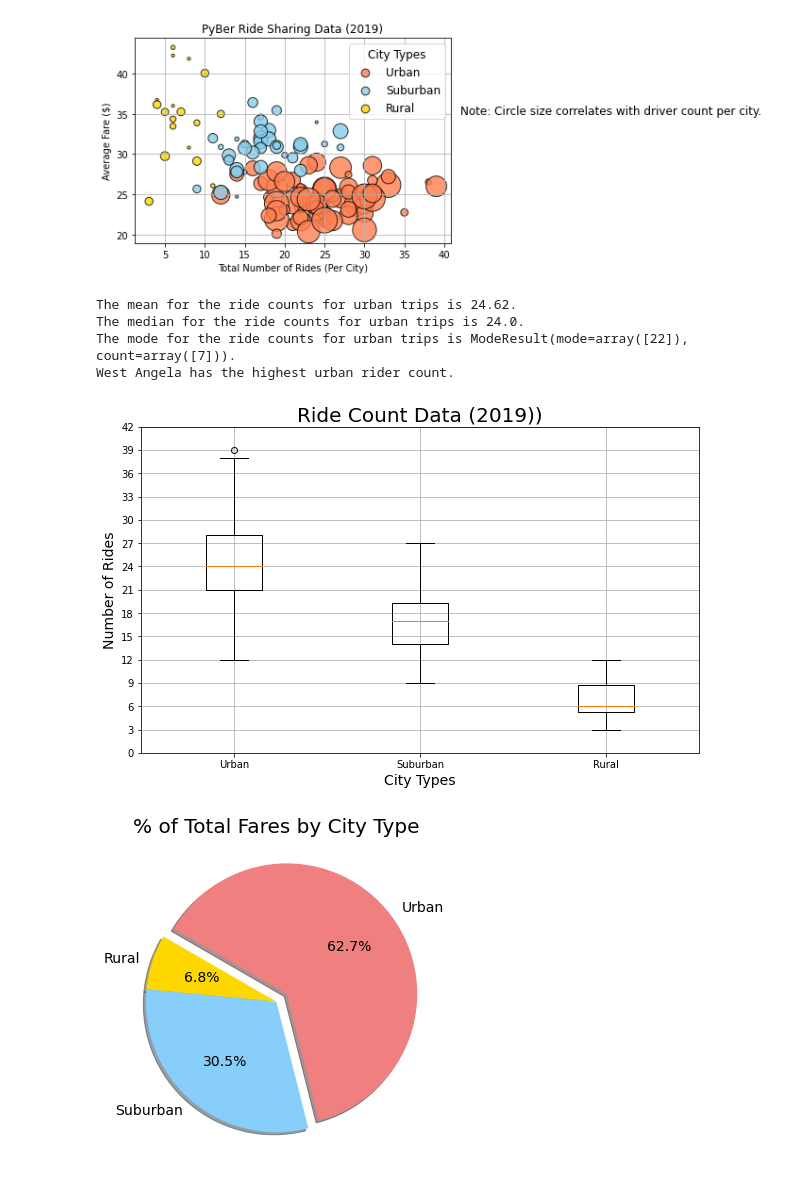
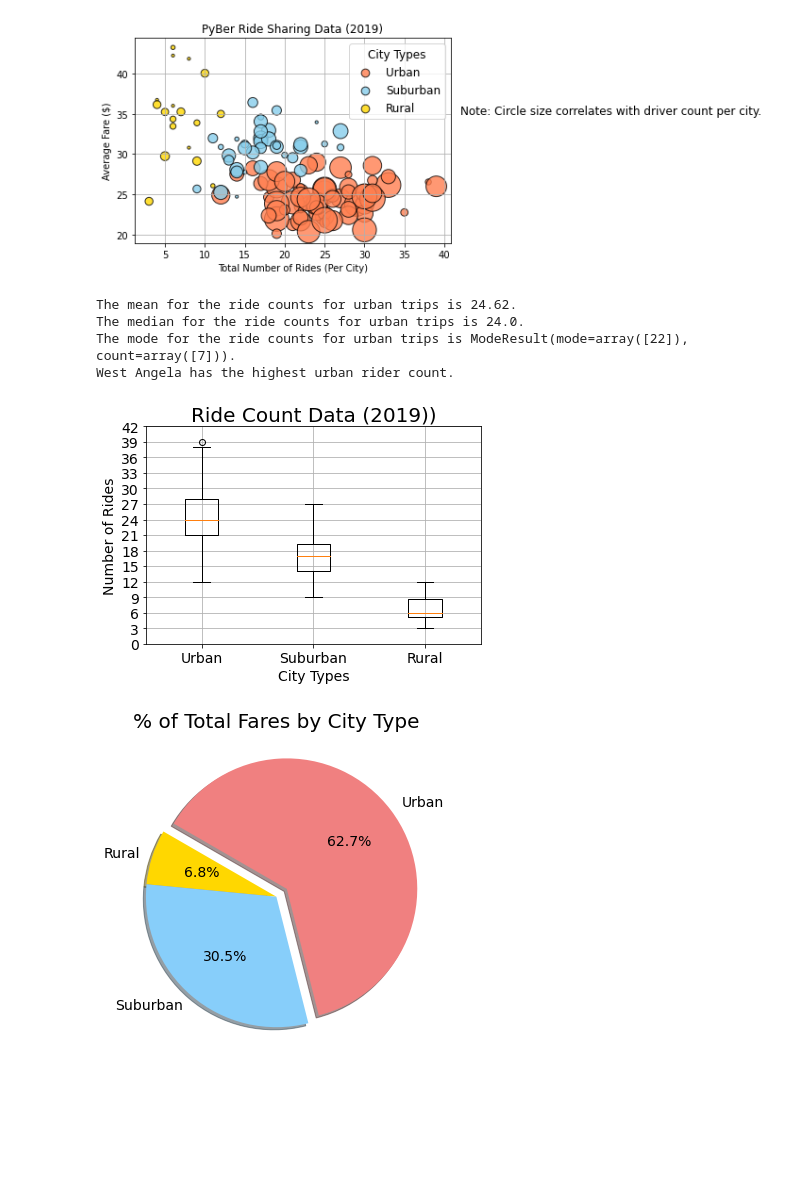
Before and after one commit to emariecovey/PyBer_Analysis, a Jupyter notebook: PyBer.ipynb, the cells around one changed output. Drawn from its saved outputs; the diff is of its cells as text; code cells hidden in the pictures; blank space fills up the shorter version.

Commit message:
changed one box plot size

```diff
--- a/PyBer.ipynb
+++ b/PyBer.ipynb
@@ -204,35 +204,35 @@ round(rural_ride_count.mode(),2)
 
 #calculating statistics for urban rides using numpy and scipy.stats, which is what you need to use in visual studio code
 # Calculate the measures of central tendency for the ride count for the urban cities.
 mean_urban_ride_count = np.mean(urban_ride_count)
 print(f"The mean for the ride counts for urban trips is {mean_urban_ride_count:.2f}.")
 
 median_urban_ride_count = np.median(urban_ride_count)
 print(f"The median for the ride counts for urban trips is {median_urban_ride_count}.")
 
 mode_urban_ride_count = sts.mode(urban_ride_count)
 print(f"The mode for the ride counts for urban trips is {mode_urban_ride_count}.")
 
 # Create a box-and-whisker plot for the urban cities ride count.
 xlabels=["Urban", "Suburban", "Rural"] #how to set x axis label in boxplot
 ride_counts = [urban_ride_count, suburban_ride_count, rural_ride_count]
-fig,ax=plt.subplots(figsize=(10,6))
+fig,ax=plt.subplots() #(figsize=(10,6))
 ax.boxplot(ride_counts, labels=xlabels)
 ax.set_title("Ride Count Data (2019))", fontsize=20)
 ax.set_ylabel("Number of Rides", fontsize=14)
 ax.set_xlabel("City Types", fontsize=14)
 ax.set_yticks(np.arange(0,45, step=3.0))
 ax.grid()
 plt.savefig("Analysis/fig2.png")
 
 urban_city_outlier= urban_ride_count[urban_ride_count==39].index[0] #inside has just the city that equals 39 set as true, all other cities set to false. Then it makes a list with just that city and makes it called urban city outlier. It then says "what is the index (city, at index 0) of this value?"
 print(f"{urban_city_outlier} has the highest urban rider count.")
 # %% [output]
 The mean for the ride counts for urban trips is 24.62.
 The median for the ride counts for urban trips is 24.0.
 The mode for the ride counts for urban trips is ModeResult(mode=array([22]), count=array([7])).
 West Angela has the highest urban rider count.
-[figure, old version]
+[figure, new version]
 # %%
 #ride fare pie chart
 
```
Also changed, not shown: 1 other file.
